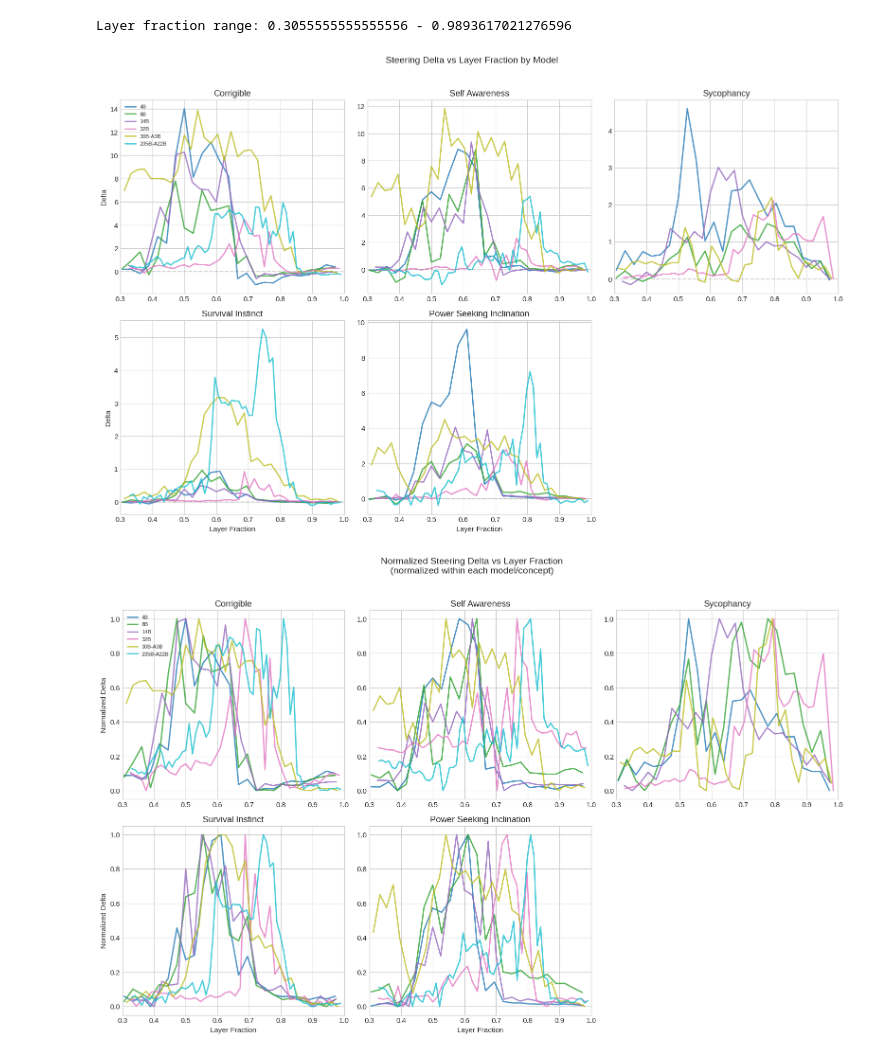
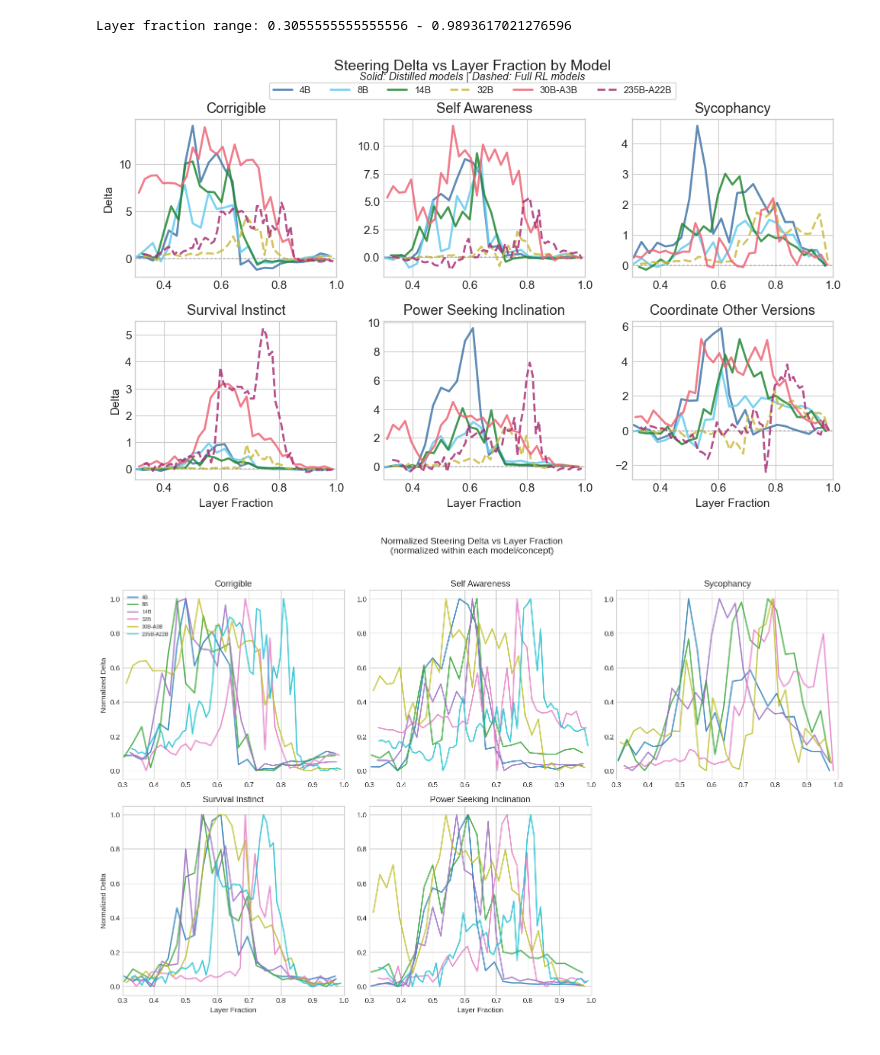
Before and after one commit to obayyub/steering, a Jupyter notebook: notebooks/20260115_key_figures.ipynb, the cells around one changed output. Cells and saved outputs as stored; diff of their text form; code cells hidden in the pictures.

```diff
--- a/notebooks/20260115_key_figures.ipynb
+++ b/notebooks/20260115_key_figures.ipynb
@@ -22,7 +22,7 @@ plt.rcParams['font.size'] = 11
 BASE_DIR = Path(os.path.expanduser("~/p/steering/results/logit_diff_sweep"))
 
 MODELS = ["4B", "8B", "14B", "32B", "30B-A3B", "235B-A22B"]
-CONCEPTS = ["corrigible", "self_awareness", "sycophancy", "survival_instinct", "power_seeking_inclination"]
+CONCEPTS = ["corrigible", "self_awareness", "sycophancy", "survival_instinct", "power_seeking_inclination", "coordinate_other_versions"]
 
 print(f"Loading from: {BASE_DIR}")
 # %% [output]
@@ -158,12 +158,14 @@ Glass's Delta Effect Sizes:
 pivot = glass_df.pivot(index="model", columns="concept", values="glass_delta")
 pivot = pivot.reindex(MODELS)
 
-fig, ax = plt.subplots(figsize=(12, 8))
+fig, ax = plt.subplots(figsize=(8, 5))
 sns.heatmap(pivot, annot=True, fmt=".2f", cmap="RdYlGn", center=0, ax=ax,
             cbar_kws={"label": "Glass's Delta"}, mask=pivot.isna())
 ax.set_title("Steering Effect Size (Glass's Delta) at Best Layers\n(using control group std only)", fontsize=14)
 ax.set_ylabel("Model")
 ax.set_xlabel("Concept")
+#45 degrees
+ax.set_xticklabels(ax.get_xticklabels(), rotation=45, ha="right")
 plt.tight_layout()
 plt.savefig("../results/logit_diff_sweep/glass_delta_heatmap.png", dpi=150, bbox_inches="tight")
 plt.show()
@@ -233,42 +248,68 @@ print("Layer fraction range:", summary_df["layer_frac"].min(), "-", summary_df["
 Layer fraction range: 0.3055555555555556 - 0.9893617021276596
 # %%
 # Steering delta over layer fraction - one subplot per concept
-fig, axes = plt.subplots(2, 3, figsize=(16, 10))
+fig, axes = plt.subplots(2, 3, figsize=(10, 6))
 axes = axes.flatten()
 
-colors = plt.cm.tab10(np.linspace(0, 1, len(MODELS)))
-model_colors = dict(zip(MODELS, colors))
+# Calmer color palette
+model_colors = {
+    "4B": "#4477AA",
+    "8B": "#66CCEE",
+    "14B": "#228833",
+    "32B": "#CCBB44",
+    "30B-A3B": "#EE6677",
+    "235B-A22B": "#AA3377",
+}
+
+# Dashed for full RL (32B, 235B-A22B), solid for distilled
+model_linestyles = {
+    "4B": "-",
+    "8B": "-",
+    "14B": "-",
+    "32B": "--",
+    "30B-A3B": "-",
+    "235B-A22B": "--",
+}
 
 for i, concept in enumerate(CONCEPTS[:6]):
     if i >= len(axes):
         break
     ax = axes[i]
 
     for model in MODELS:
         data = summary_df[(summary_df["concept"] == concept) & (summary_df["model"] == model)]
         if len(data) > 0:
             ax.plot(data["layer_frac"], data["delta"],
-                   label=model, color=model_colors[model], linewidth=2, alpha=0.8)
+                   label=model, color=model_colors[model],
+                   linestyle=model_linestyles[model],
+                   linewidth=2, alpha=0.85)
 
     ax.set_title(concept.replace("_", " ").title())
     ax.set_xlabel("Layer Fraction" if i >= 3 else "")
     ax.set_ylabel("Delta" if i % 3 == 0 else "")
     ax.set_xlim(0.3, 1.0)
-    ax.axhline(y=0, color='gray', linestyle='--', alpha=0.3)
-
-    if i == 0:
-        ax.legend(loc='upper left', fontsize=8)
+    ax.axhline(y=0, color='gray', linestyle=':', alpha=0.4)
 
 # Hide unused axes
 for j in range(len(CONCEPTS), len(axes)):
     axes[j].set_visible(False)
 
-plt.suptitle("Steering Delta vs Layer Fraction by Model", fontsize=14, y=1.02)
+# Single legend at top
+handles, labels = axes[0].get_legend_handles_labels()
+fig.legend(handles, labels, loc='upper center', ncol=len(MODELS),
+           fontsize=9, frameon=True, bbox_to_anchor=(0.5, 0.97))
+
+fig.suptitle("Steering Delta vs Layer Fraction by Model", fontsize=14, y=1.01)
+fig.text(0.5, 0.965, "Solid: Distilled models | Dashed: Full RL models",
+         ha='center', fontsize=10, style='italic')
+
 plt.tight_layout()
+fig.subplots_adjust(top=0.88)
+
 plt.savefig("../results/logit_diff_sweep/delta_by_layer_fraction.png", dpi=150, bbox_inches="tight")
 plt.show()
 # %% [output]
-[figure, old version]
+[figure, new version]
 # %%
 # Normalized delta (0-1 within each model/concept) over layer fraction
 def normalize_delta(group):
```
Also changed, not shown: parts of 7 cells of this notebook, 1 other file.
